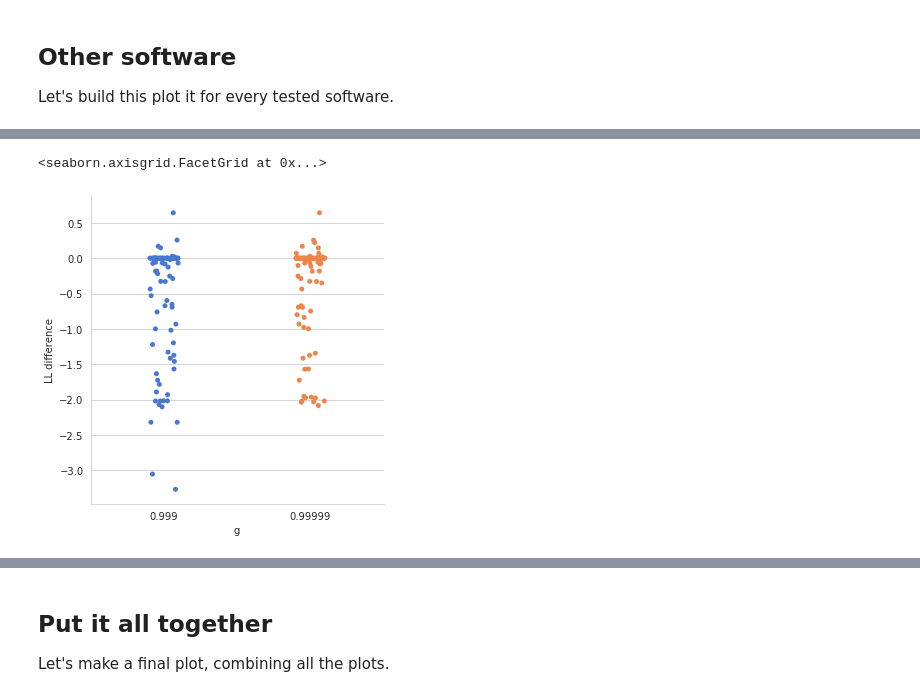
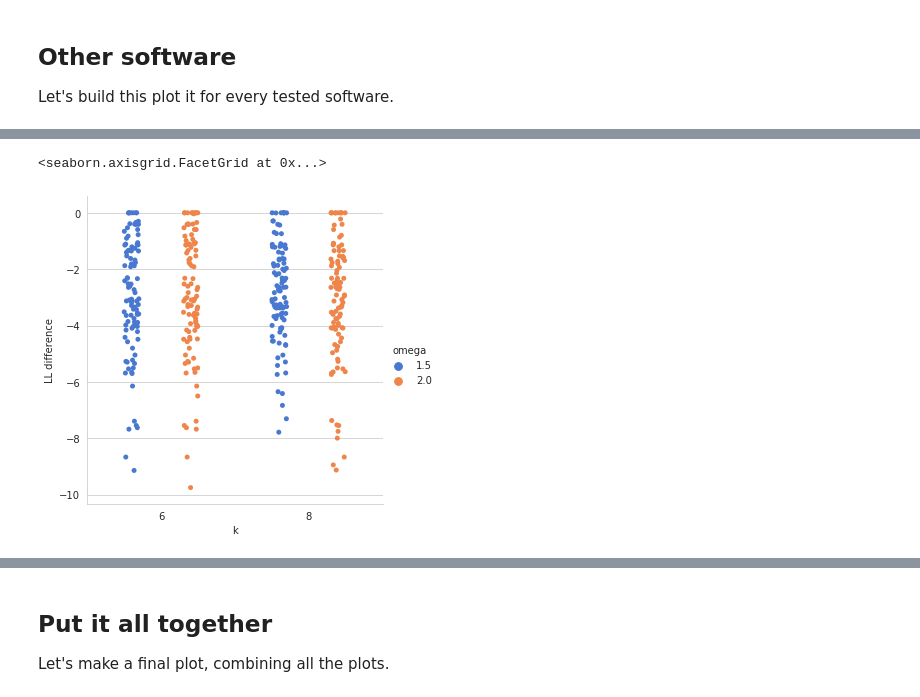
Before and after one commit to phylo42/PEWO, a Jupyter notebook: examples/6_placement_likelihood/ll_difference.ipynb, the cells around one changed output, grey strips where cells are left out. Saved outputs shown, nothing was run; the diff lists cells and outputs as text; code cells hidden in the pictures.

```diff
--- a/examples/6_placement_likelihood/ll_difference.ipynb
+++ b/examples/6_placement_likelihood/ll_difference.ipynb
@@ -44,0 +35,5 @@ df_epa.head()
+# %%
+epa_columns = ["software", "g", "query", "LL"]
+df_epa = df[df["software"] == "epa"][epa_columns].copy()
+df_epa.rename(columns={'g': 'G'}, inplace=True)
+df_epa.head()
@@ -53,7 +55,7 @@ Text(0.5, 0.98, 'Log Likelihood of extended trees')
 # %% [markdown]
 Let's compare LL values query-by-query, taking the [EPA, g=0.1] run as baseline.
 # %%
-baseline = df_epa[df_epa["g"] == 0.1][["query", "LL"]].copy()
+baseline = df_epa[df_epa["G"] == 0.1][["query", "LL"]].copy()
 baseline.sort_values("query", inplace=True)
 baseline.head()
 # %% [output]
@@ -115,6 +140,10 @@ sns.catplot(data=df_epa, x="g", y="LL difference", palette="muted")
 # %%
-df_epang = df2[df2["software"] == "epang"]
-sns.catplot(data=df_epang, x="g", y="LL difference", palette="muted")
+rappas_columns = ["software", "k", "omega", "red", "query", "LL", "LL difference"]
+df_rappas = df2[df2["software"] == "rappas"][rappas_columns].copy()
+
+df_rappas["k"] = df_rappas["k"].astype(int)
+
+sns.catplot(data=df_rappas, x="k", hue="omega", y="LL difference", dodge=True, palette="muted")
 # %% [output]
 <seaborn.axisgrid.FacetGrid at 0x...>
-[figure, old version]
+[figure, new version]
```
Also changed, not shown: parts of 12 cells of this notebook.
